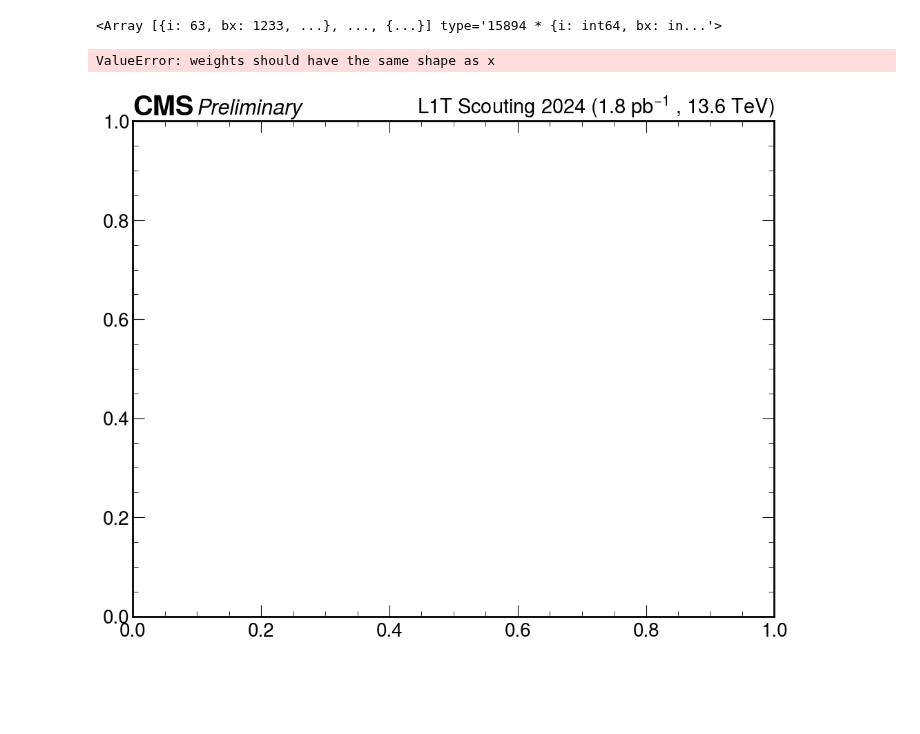
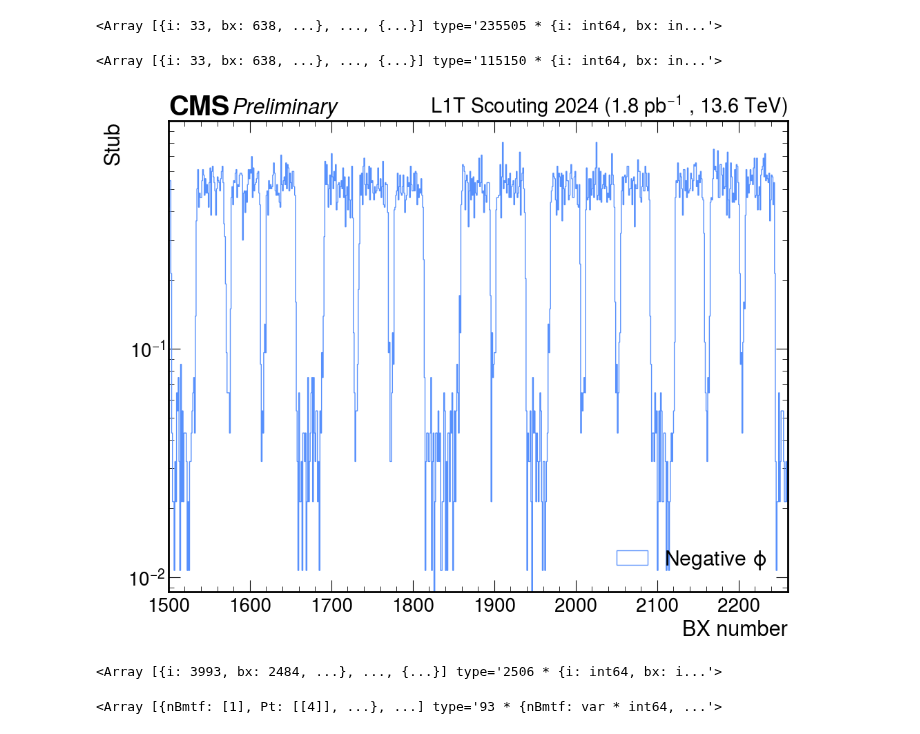
Before and after one commit to francescoreschio/Tesi-Triennale, a Jupyter notebook: Codice/TEST.ipynb, the cells around one changed output. Drawn from its saved outputs; the diff is of its cells as text; code cells hidden in the pictures; blank space fills up the shorter version.

```diff
--- a/Codice/TEST.ipynb
+++ b/Codice/TEST.ipynb
@@ -307,6 +387,8 @@ Muons
 # %%
-# with open('Muons.pkl', 'wb') as f:
-#    pickle.dump(Muons, f)
+# Muons2 = SearchHSCP_StationLevel(Features, len(Features[0]))
 
-# with open('Muons.pkl', 'rb') as f:
-#    Muons = pickle.load(f)
+# with open('Muons2.pkl', 'wb') as f:
+#    pickle.dump(Muons2, f)
+
+with open('Muons2.pkl', 'rb') as f:
+   Muons2 = pickle.load(f)
@@ -315,16 +399,19 @@ CosmicMuons = Muons[Muons.Dir == False]
+# %%
+CosmicMuons = Muons2[Muons2.Dir == False]
+OtherMuons = Muons2[Muons2.Dir == True]
 # %%
 CosmicMuons
 # %% [output]
-<Array [{i: 63, bx: 1233, ...}, ..., {...}] type='15894 * {i: int64, bx: in...'>
+<Array [{i: 33, bx: 638, ...}, ..., {...}] type='235505 * {i: int64, bx: in...'>
 # %%
-def PhiCosmicMuons(CosmicMuonsProperty, Sector):
+def PhiCosmicMuons(Stubs, Sector):
 
    Mask = []
 
-   for i in tqdm.tqdm(range(len(CosmicMuonsProperty))):
+   for i in tqdm.tqdm(range(len(Stubs))):
 
-      if (CosmicMuonsProperty[i]['property'].Sector in Sector):
+      if (Stubs[i]['property'].Sector[0] in Sector):
          Mask.append(i)
 
 
-   return ak.Array(CosmicMuonsProperty[Mask])
+   return Stubs[Mask]
@@ -333,25 +423,35 @@ PosCosmicMuons = PhiCosmicMuons(CosmicMuons, [1, 2, 3, 4, 5, 6])
+# %%
+NegCosmicMuons
+# %% [output]
+<Array [{i: 33, bx: 638, ...}, ..., {...}] type='115150 * {i: int64, bx: in...'>
 # %%
-BincountCosmicMuons = np.bincount(PosCosmicMuons.bx) / 4
+BincountPosCosmicMuons = np.bincount(PosCosmicMuons.bx) / 4
+#BincountNegOtherMuons = np.bincount(NegOtherMuons.bx) / 4
+#BincountPosOtherMuons = np.bincount(PosOtherMuons.bx) / 4
+
 bx_range = np.arange(ONE_ORBIT_IN_BX + 2)
+
+
 
 fig, ax = plt.subplots(figsize= FIGSIZE, constrained_layout=True)
 
 set_label_font(ax, FONTSIZE)
 set_tick_font(ax, FONTSIZE - 2)
 draw_cms_label(ax, fontsize= FONTSIZE)
 
-#ax.hist(bx_range[:-1], bins=bx_range, weights=ConvertToHz(BinCountPos), histtype='step', label=r'Positive $\phi$')
-ax.hist(bx_range[:-1], bins=bx_range, weights=ConvertToHz(BincountCosmicMuons), histtype='step', label=r'Negative $\phi$')
+
+ax.hist(bx_range[:-1], bins=bx_range, weights=ConvertToHz(BincountPosCosmicMuons), histtype='step', label=r'Negative $\phi$')
+#ax.hist(bx_range[:-1], bins=bx_range, weights=ConvertToHz(BincountNegCosmicMuons), histtype='step', label=r'Positive $\phi$')
+#ax.hist(bx_range[:-1], bins=bx_range, weights=ConvertToHz(BincountPosOtherMuons), histtype='step', label=r'Negative $\phi$')
 
 
 ax.set_xlabel('BX number')
 ax.set_ylabel('Stub')
 ax.set_xlim(0, ONE_ORBIT_IN_BX)
 #ax.set_ylim(0.1, 15)
-ax.set_xlim(1840, 2260)
+ax.set_xlim(1500, 2260)
 ax.legend()
 
 ax.set_yscale('log')
 # %% [output]
-ValueError: weights should have the same shape as x
-[figure, old version]
+[figure, new version]
@@ -357,0 +505,8 @@ ValueError: weights should have the same shape as x
+# %%
+MatchBMTF
+# %% [output]
+<Array [{i: 3993, bx: 2484, ...}, ..., {...}] type='2506 * {i: int64, bx: i...'>
+# %%
+MatchBMTF['propertyP1']
+# %% [output]
+<Array [{nBmtf: [1], Pt: [[4]], ...}, ...] type='93 * {nBmtf: var * int64, ...'>
```
Also changed, not shown: parts of 12 cells of this notebook, 1 other file.
